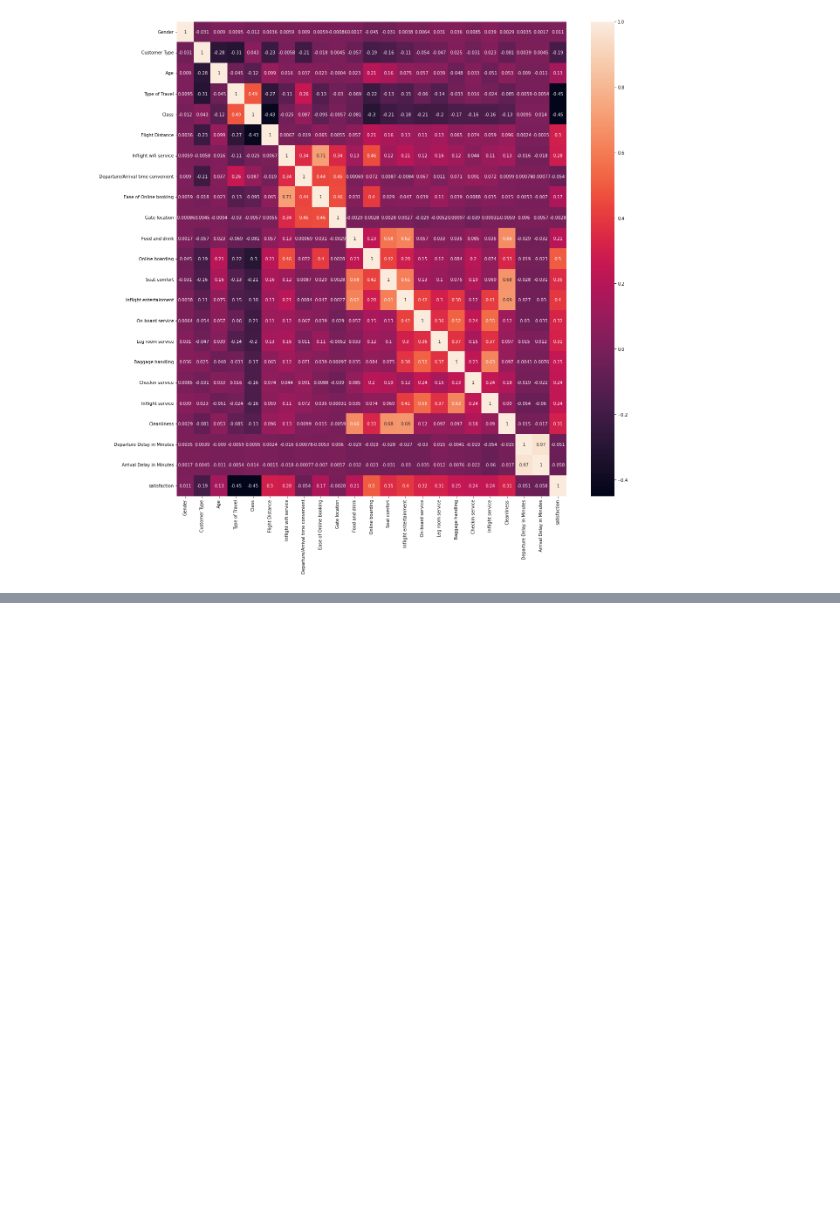
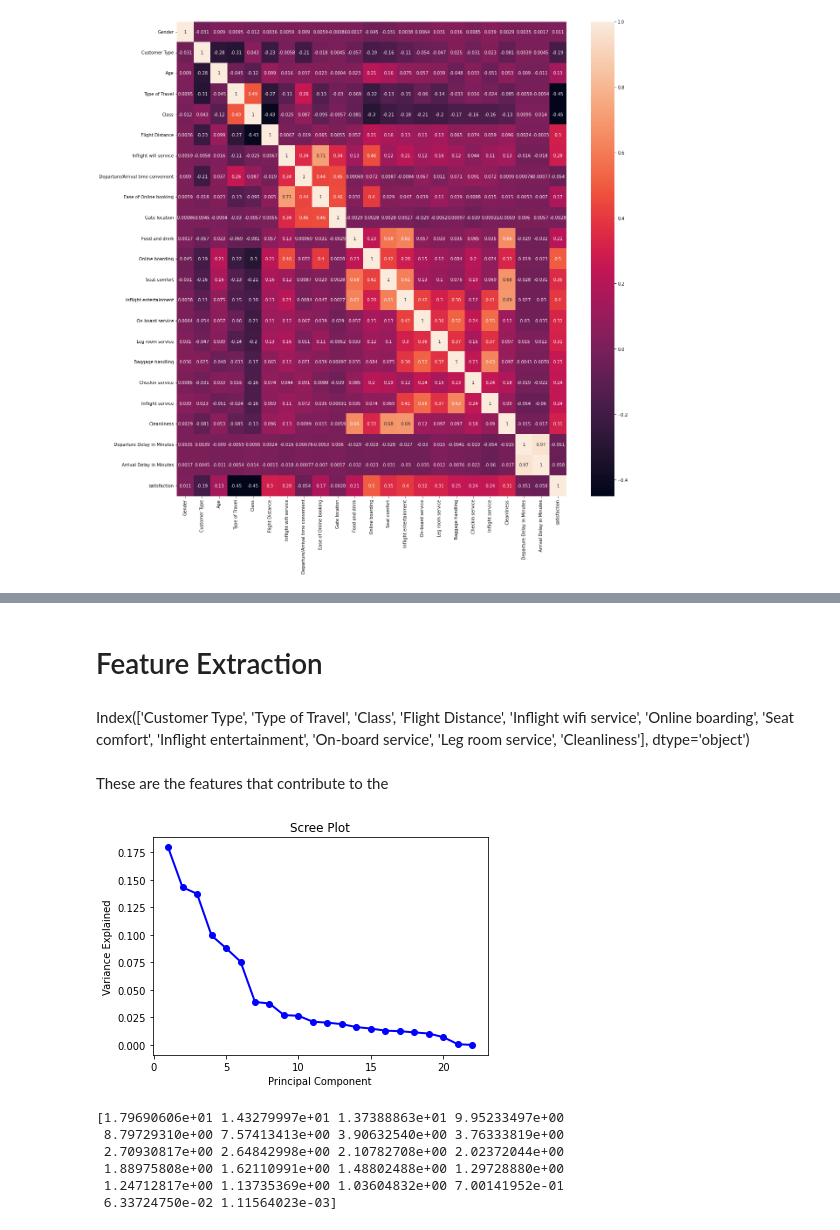
Before and after one commit to SangeerthanaBalasubramaniam/Passenger_Satisfaction_Analysis, a Jupyter notebook: Passenger_Satisfaction_Analysis.ipynb, the cells around one changed output, grey strips where cells are left out. Saved outputs shown, nothing was run; the diff lists cells and outputs as text; code cells hidden in the pictures; blank space fills up the shorter version.

```diff
--- a/Passenger_Satisfaction_Analysis.ipynb
+++ b/Passenger_Satisfaction_Analysis.ipynb
@@ -46,7 +47,7 @@ label_encoder = preprocessing.LabelEncoder()
 # %% [markdown]
 # Import Data
 # %%
-data = pd.read_csv('https://raw.githubusercontent.com/SangeerthanaBalasubramaniam/Passenger_Satisfaction_Analysis/main/Dataset/Satisfaction_Analysis.csv?token=AU3V2EGA3EOQPW26BNWSN4TBK3FPE')
+data = pd.read_csv('https://raw.githubusercontent.com/SangeerthanaBalasubramaniam/Passenger_Satisfaction_Analysis/main/Dataset/Satisfaction_Analysis.csv?token=GHSAT0AAAAAABLHIEPHQEMENAIRIUOVOX5EYOZPM7Q')
 # %%
 data.head(5)
 # %% [output]
@@ -537,0 +541,7 @@ plt.show()
+# %%
+from sklearn import preprocessing
+r_scaler = preprocessing.MinMaxScaler()
+r_scaler.fit(encoded)
+#modified_data = pd.DataFrame(r_scaler.transform(train), index=train['id'], columns=train.columns)
+modified_data = pd.DataFrame(r_scaler.transform(encoded), columns=encoded.columns)
+modified_data
@@ -537,0 +562,40 @@ plt.show()
+# %% [markdown]
+# Feature Extraction
+# %%
+#from sklearn.feature_selection import SelectKBest, chi2
+X = modified_data.loc[:,modified_data.columns!='satisfaction']
+y = modified_data[['satisfaction']]
+#selector = SelectKBest(chi2, k=11)
+#selector.fit(X, y)
+#X_new = selector.transform(X)
+#print(X.columns[selector.get_support(indices=True)])
+# %% [markdown]
+Index(['Customer Type', 'Type of Travel', 'Class', 'Flight Distance',
+       'Inflight wifi service', 'Online boarding', 'Seat comfort',
+       'Inflight entertainment', 'On-board service', 'Leg room service',
+       'Cleanliness'],
+      dtype='object')
+# %% [markdown]
+These are the features that contribute to the
+# %%
+from sklearn.decomposition import PCA
+pca = PCA(n_components = 22)
+pca_fit = pca.fit(X)
+# %%
+PC_values = np.arange(pca.n_components_) + 1
+plt.plot(PC_values, pca.explained_variance_ratio_, 'o-', linewidth=2, color='blue')
+plt.title('Scree Plot')
+plt.xlabel('Principal Component')
+plt.ylabel('Variance Explained')
+plt.show()
+# %% [output]
+[figure, added]
+# %%
+print(pca.explained_variance_ratio_*100)
+# %% [output]
+[1.79690606e+01 1.43279997e+01 1.37388863e+01 9.95233497e+00
+ 8.79729310e+00 7.57413413e+00 3.90632540e+00 3.76333819e+00
+ 2.70930817e+00 2.64842998e+00 2.10782708e+00 2.02372044e+00
+ 1.88975808e+00 1.62110991e+00 1.48802488e+00 1.29728880e+00
+ 1.24712817e+00 1.13735369e+00 1.03604832e+00 7.00141952e-01
+ 6.33724750e-02 1.11564023e-03]
```
Also changed, not shown: parts of 62 cells of this notebook.
